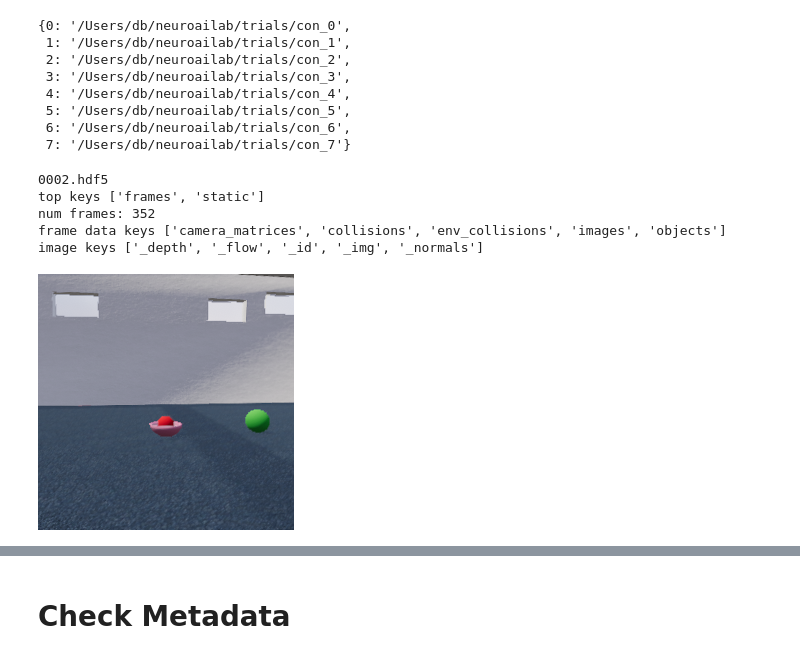
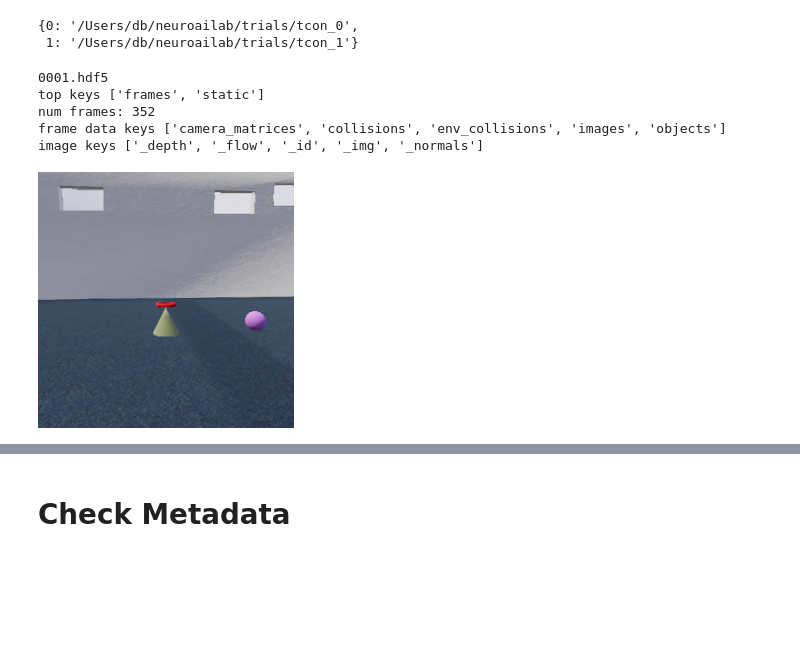
Before and after one commit to alters-mit/tdw_physics, a Jupyter notebook: notebooks/Dominoes_db011921.ipynb, the cells around one changed output, grey strips where cells are left out. Drawn from its saved outputs; the diff is of its cells as text; code cells hidden in the pictures; blank space fills up the shorter version.

```diff
--- a/notebooks/Dominoes_db011921.ipynb
+++ b/notebooks/Dominoes_db011921.ipynb
@@ -9,46 +9,40 @@ import io
 import pickle
 from collections import OrderedDict
 # %%
-dirstem = os.path.join(os.path.expanduser('~'), 'neuroailab', 'trials', 'con_*')
+dirstem = os.path.join(os.path.expanduser('~'), 'neuroailab', 'trials', 'tcon_*')
 trials = sorted(glob.glob(dirstem), key=lambda t: int(t.split('_')[-1]))
 trials = {int(trial.split('_')[-1]): trial for trial in trials}
 trials
 # %% [output]
-{0: '/Users/db/neuroailab/trials/con_0',
- 1: '/Users/db/neuroailab/trials/con_1',
- 2: '/Users/db/neuroailab/trials/con_2',
- 3: '/Users/db/neuroailab/trials/con_3',
- 4: '/Users/db/neuroailab/trials/con_4',
- 5: '/Users/db/neuroailab/trials/con_5',
- 6: '/Users/db/neuroailab/trials/con_6',
- 7: '/Users/db/neuroailab/trials/con_7'}
+{0: '/Users/db/neuroailab/trials/tcon_0',
+ 1: '/Users/db/neuroailab/trials/tcon_1'}
 # %%
-TDW_DIR = trials[7]
-TNUM = 2
+TDW_DIR = trials[1]
+TNUM = 1
 FILE = "%04d.hdf5" % TNUM
 print(FILE)
 view_frame = 0
 f = h5py.File(os.path.join(TDW_DIR, FILE))
 
 # print the data structure
 print("top keys", [k for k in f.keys()])
 frames = f['frames']
 n_frames = len([k for k in frames.keys()])
 print("num frames: {}".format(n_frames))
 view_frame = np.minimum(view_frame, n_frames - 1)
 frame = frames["%04d" % (view_frame)]
 print("frame data keys", [k for k in frame.keys()])
 img = frame['images']
 print("image keys", [k for k in img.keys()])
 _img = Image.open(io.BytesIO(img["_img"][:]))
 _img
 # %% [output]
-0002.hdf5
+0001.hdf5
 top keys ['frames', 'static']
 num frames: 352
 frame data keys ['camera_matrices', 'collisions', 'env_collisions', 'images', 'objects']
 image keys ['_depth', '_flow', '_id', '_img', '_normals']
-[figure, old version]
+[figure, new version]
 # %%
 %matplotlib nbagg
 SAVE = True
```
Also changed, not shown: 3 other files.
